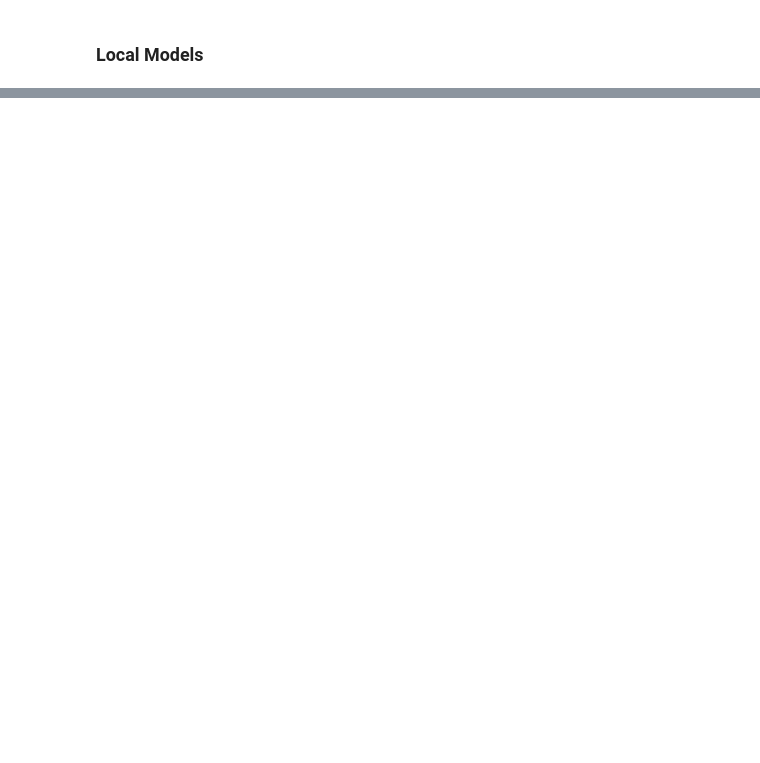
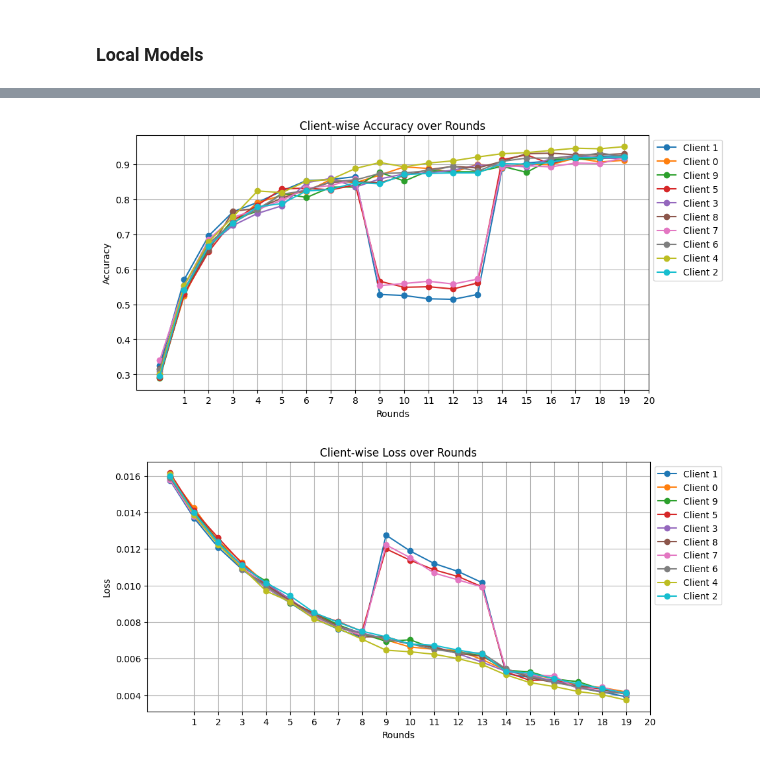
Before and after one commit to Encore7/FedRRT_CD, a Jupyter notebook: Analysis.ipynb, the cells around one changed output, grey strips where cells are left out. Cells and saved outputs as stored; diff of their text form; code cells hidden in the pictures; blank space fills up the shorter version.

```diff
--- a/Analysis.ipynb
+++ b/Analysis.ipynb
@@ -369,2 +304,36 @@ plt.show()
 # %% [markdown]
 ### Local Models
+# %%
+# Define the path to the log directory
+plot_dir = "/Users/amankumar/Documents/MS/Sem3/Masters Project/FedRRT_CD/src/plots"
+# %%
+def plot_clients(mode):
+    file_path = os.path.join(plot_dir, f"results_{mode}.json")
+    with open(file_path, 'r') as file:
+        data = json.load(file)
+
+    # Plot Accuracy
+    plt.figure(figsize=(10, 5))
+    for key, values in data.items():
+        plt.plot(range(len(values["accuracy"])), values["accuracy"], marker='o', label=f"Client {key}")
+
+    plt.xlabel("Rounds")
+    plt.ylabel("Accuracy")
+    plt.title("Client-wise Accuracy over Rounds")
+    plt.xticks(range(1, len(next(iter(data.values()))["accuracy"]) + 1))
+    plt.legend(loc="upper left", bbox_to_anchor=(1, 1))
+    plt.grid(True)
+    plt.show()
+
+    # Plot Loss
+    plt.figure(figsize=(10, 5))
+    for key, values in data.items():
+        plt.plot(range(len(values["loss"])), values["loss"], marker='o', label=f"Client {key}")
+
+    plt.xlabel("Rounds")
+    plt.ylabel("Loss")
+    plt.title("Client-wise Loss over Rounds")
+    plt.xticks(range(1, len(next(iter(data.values()))["loss"]) + 1))
+    plt.legend(loc="upper left", bbox_to_anchor=(1, 1))
+    plt.grid(True)
+    plt.show()
@@ -370,0 +345,5 @@ plt.show()
+# %%
+plot_clients("retraining-case")
+# %% [output]
+[figure, added]
+[figure, added]
```
Also changed, not shown: parts of 7 cells of this notebook, 1 other file.
